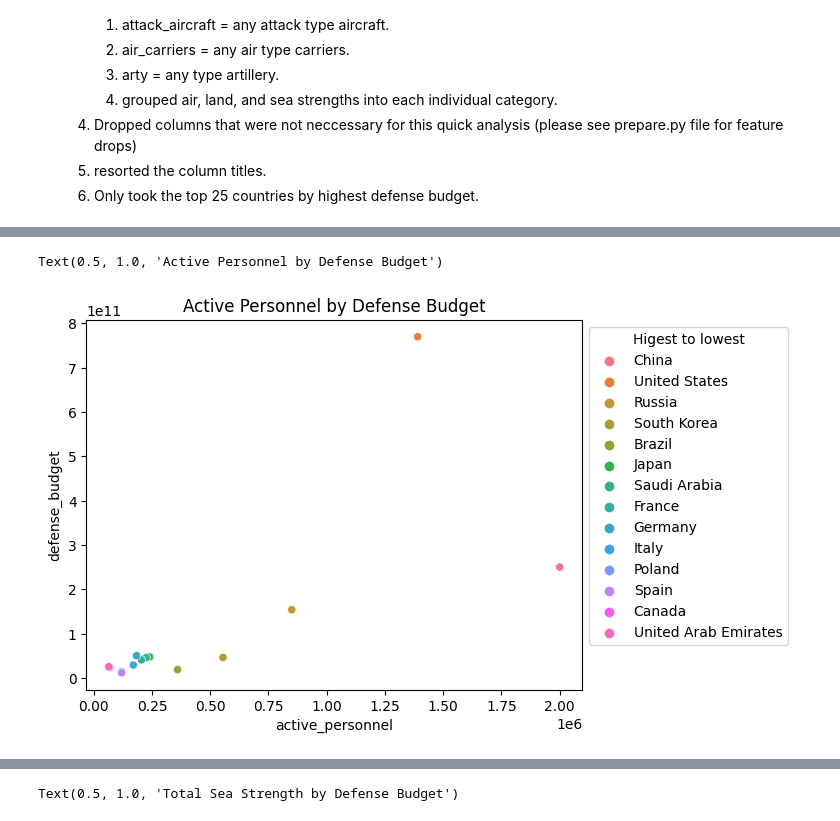
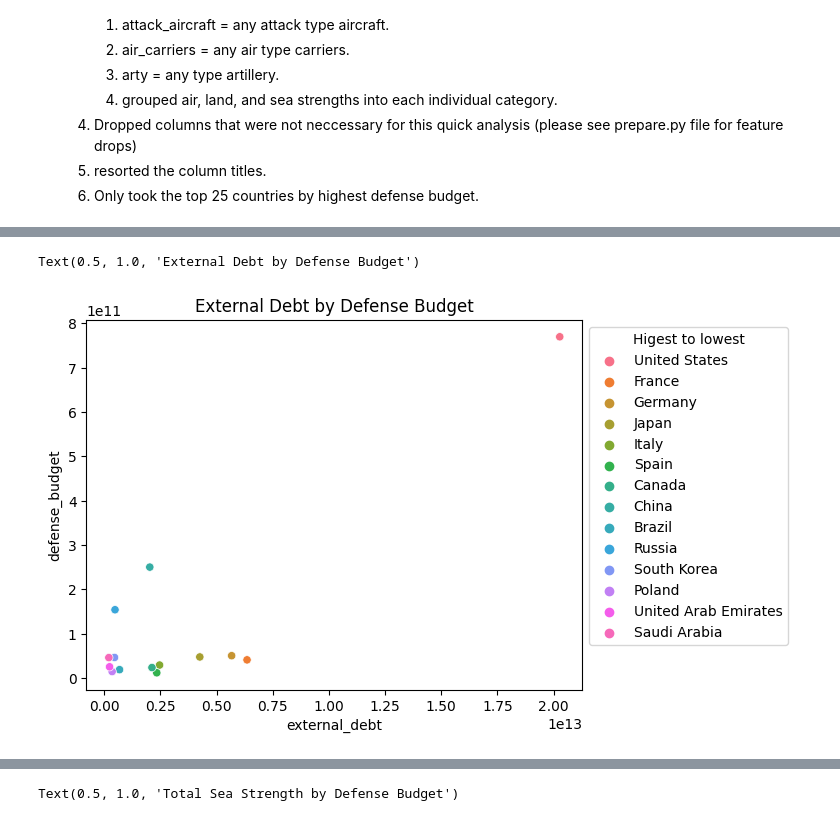
Before and after one commit to raycerna/military-firepower, a Jupyter notebook: final_report.ipynb, the cells around one changed output, grey strips where cells are left out. Cells and saved outputs as stored; diff of their text form; code cells hidden in the pictures.

```diff
--- a/final_report.ipynb
+++ b/final_report.ipynb
@@ -121,10 +255,10 @@ sns.heatmap(train.corr(),annot=True, cmap='cubehelix')
 # %%
 # plots total population by defense budget with hue of country.
-sns.scatterplot(x='active_personnel', y='defense_budget', hue='country',
-                data=train.sort_values('active_personnel',ascending=False))
+sns.scatterplot(x='external_debt', y='defense_budget', hue='country',
+                data=train.sort_values('external_debt',ascending=False))
 plt.legend(loc = 2, bbox_to_anchor = (1,1), title='Higest to lowest')
-plt.title("Active Personnel by Defense Budget")
+plt.title("External Debt by Defense Budget")
 # %% [output]
-Text(0.5, 1.0, 'Active Personnel by Defense Budget')
+Text(0.5, 1.0, 'External Debt by Defense Budget')
-[figure, old version]
+[figure, new version]
 # %%
```
Also changed, not shown: parts of 49 cells of this notebook.
